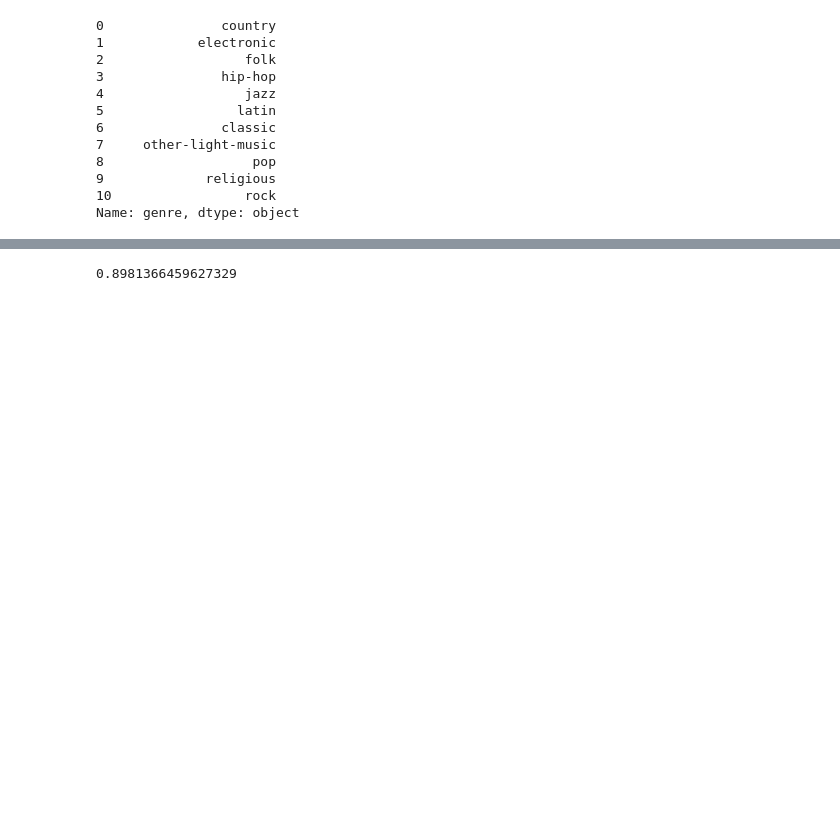
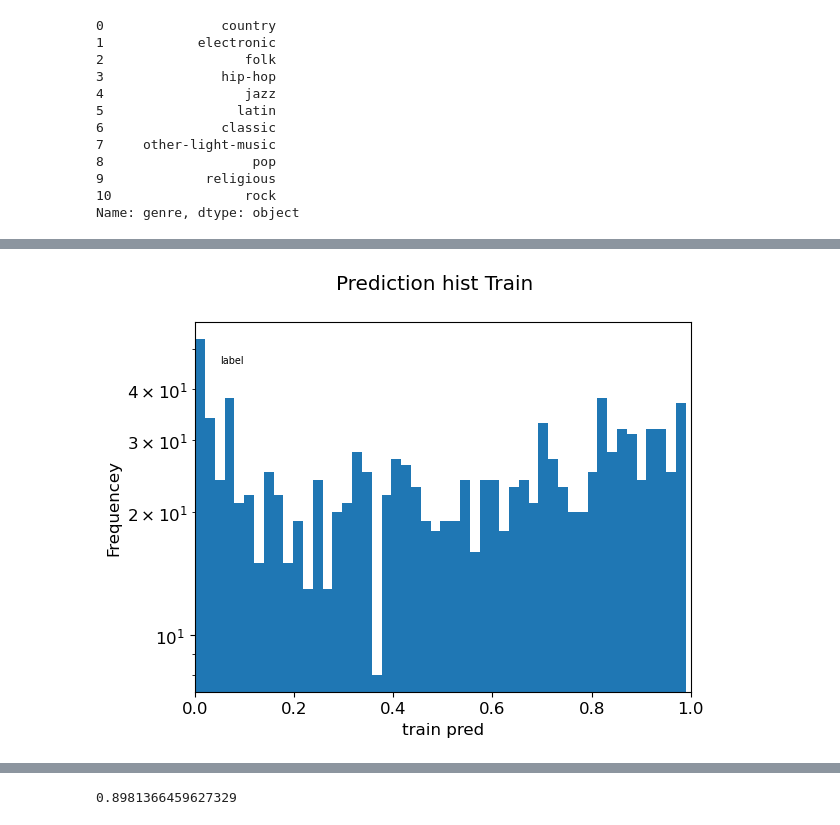
Before and after one commit to ihpolyphe/Kaggle, a Jupyter notebook: 06_classification_music/pretreatment_baseline.ipynb, the cells around one changed output, grey strips where cells are left out. Saved outputs shown, nothing was run; the diff lists cells and outputs as text; code cells hidden in the pictures; blank space fills up the shorter version.

```diff
--- a/06_classification_music/pretreatment_baseline.ipynb
+++ b/06_classification_music/pretreatment_baseline.ipynb
@@ -734,0 +736,4 @@ Fields with bad pandas dtypes: tempo: object, region: object
+# %%
+print(y_valid.head())
+for i in y_valid:
+    print(i)
@@ -735,4 +782,21 @@ Fields with bad pandas dtypes: tempo: object, region: object
 # %%
-y_pred_train = gbm.predict(X_valid)
-y_pred_label_normal = y_pred_train[y_valid==0]
-y_pred_label_fraud = y_pred_train[y_valid==1]
+# yvalidのラベルの配列をy_pred_trainから取得して正解のラベルの予測確率値を取得
+y_pred_correct = []
+for i, y_val in enumerate(y_valid):
+    # 行指定で各確率値を取得
+    y_pred = y_pred_train.iloc[i]
+    y_probability = y_pred[y_val]
+    y_pred_correct.append(y_probability)
+
+# ラベル無視して最大確率のみを抽出した配列。
+y_pred_correct
+
+# ラベルごとの確率値を取得
+# 0~10のラベルごとの確率値を取得
+y_pred_categorical = [[] for _ in range(11)]
+print(y_pred_categorical)
+for i, y_val in enumerate(y_valid):
+    # 行指定で各確率値を取得
+    y_pred = y_pred_train.iloc[i]
+    y_probability = y_pred[y_val]
+    y_pred_categorical[y_val].append(y_probability)
@@ -752 +822,20 @@ X_valid.describe()
+# %%
+# 正解ラベルの確率値のヒストグラム作成
+f, (ax) = plt.subplots()
+f.suptitle('Prediction hist Train')
+
+bins = 50
+
+ax.hist(y_pred_correct, bins = bins)
+
+plt.xlabel('train pred')
+plt.ylabel('Frequencey')
+plt.xlim((0, 1))
+plt.yscale('log')
+plt.text(0.05, 0.89, 'label',transform = ax.transAxes, fontsize = 7)
+plt.show();
+
+# 確率が低い（つまり他のジャンルと分類される）ものが多い。理想は左画はほぼなくて、右に寄ったグラフが作成できること。
+# %% [output]
+[figure, added]
 # %%
```
Also changed, not shown: parts of 21 cells of this notebook, 2 other files.
